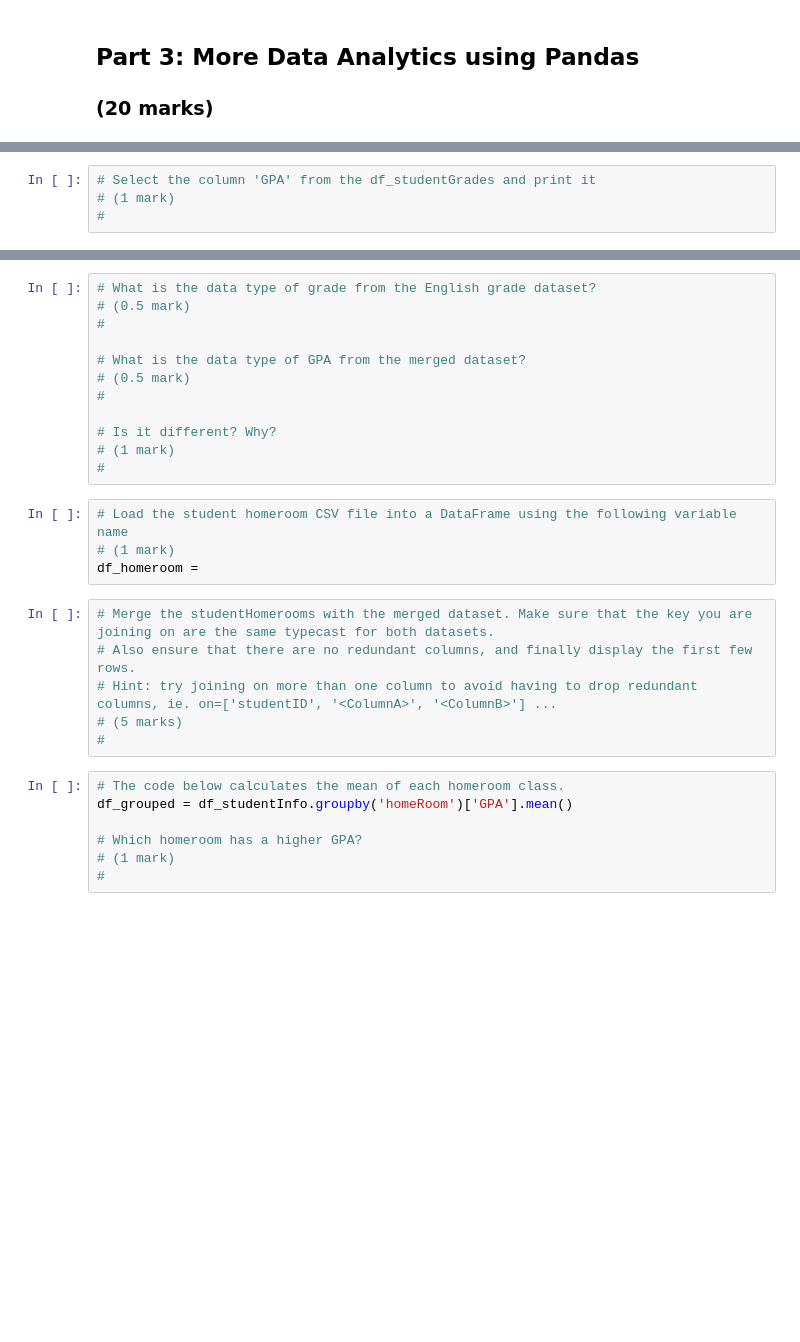
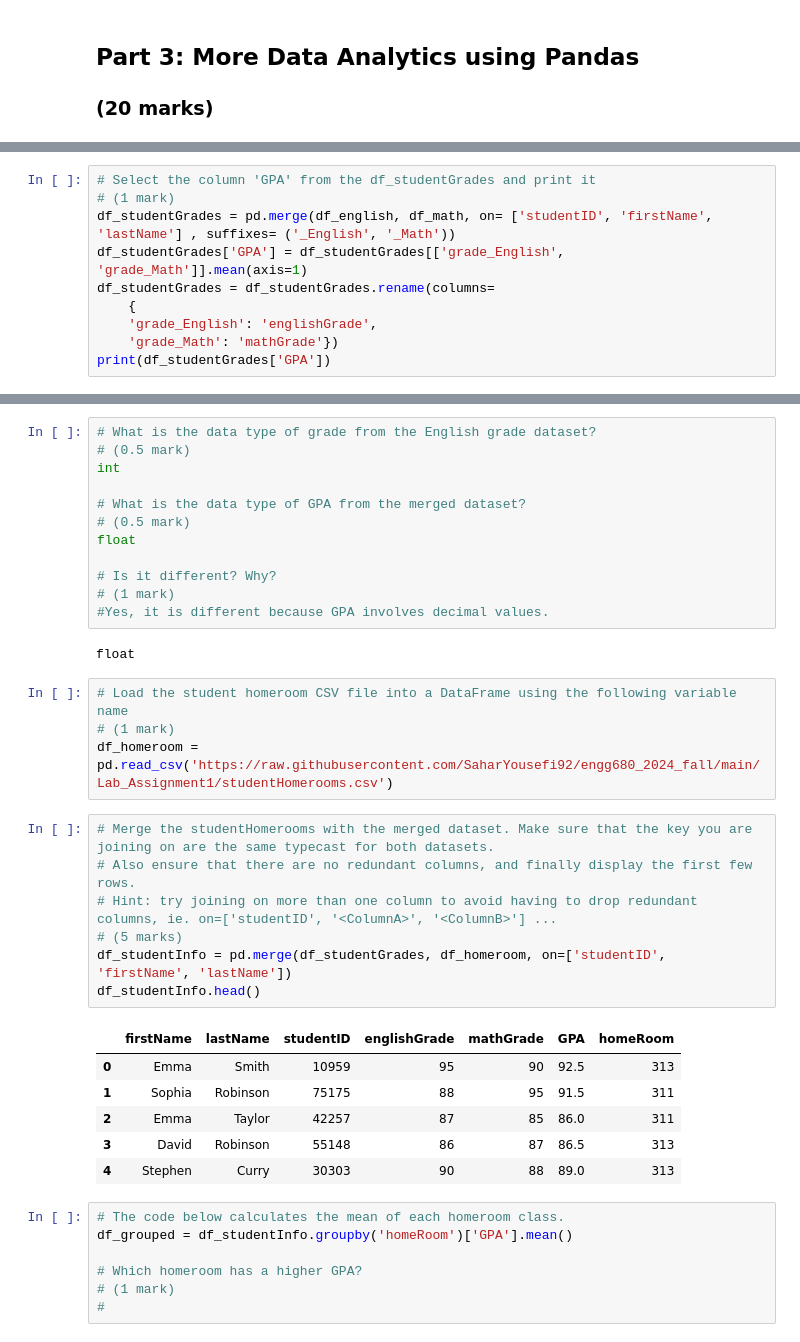
Before and after one commit to SaharYousefi92/engg680_2024_fall, a Jupyter notebook: Lab_Assignment1/StudentGradeManagementSystem.ipynb, the cells around one changed output, grey strips where cells are left out. Cells and saved outputs as stored; diff of their text form; blank space fills up the shorter version.

```diff
--- a/Lab_Assignment1/StudentGradeManagementSystem.ipynb
+++ b/Lab_Assignment1/StudentGradeManagementSystem.ipynb
@@ -214,4 +230,10 @@ print(df_studentGrades_GPAlower85)
 # %%
 # Select the column 'GPA' from the df_studentGrades and print it
 # (1 mark)
-#
+df_studentGrades = pd.merge(df_english, df_math, on= ['studentID', 'firstName', 'lastName'] , suffixes= ('_English', '_Math'))
+df_studentGrades['GPA'] = df_studentGrades[['grade_English', 'grade_Math']].mean(axis=1)
+df_studentGrades = df_studentGrades.rename(columns=
+    {
+    'grade_English': 'englishGrade',
+    'grade_Math': 'mathGrade'})
+print(df_studentGrades['GPA'])
@@ -218,25 +256,35 @@ print(df_studentGrades_GPAlower85)
 # %%
 # What is the data type of grade from the English grade dataset?
 # (0.5 mark)
-#
+int
 
 # What is the data type of GPA from the merged dataset?
 # (0.5 mark)
-#
+float
 
 # Is it different? Why?
 # (1 mark)
-#
+#Yes, it is different because GPA involves decimal values.
+# %% [output]
+float
 # %%
 # Load the student homeroom CSV file into a DataFrame using the following variable name
 # (1 mark)
-df_homeroom =
+df_homeroom = pd.read_csv('https://raw.githubusercontent.com/SaharYousefi92/engg680_2024_fall/main/Lab_Assignment1/studentHomerooms.csv')
 # %%
 # Merge the studentHomerooms with the merged dataset. Make sure that the key you are joining on are the same typecast for both datasets.
 # Also ensure that there are no redundant columns, and finally display the first few rows.
 # Hint: try joining on more than one column to avoid having to drop redundant columns, ie. on=['studentID', '<ColumnA>', '<ColumnB>'] ...
 # (5 marks)
-#
+df_studentInfo = pd.merge(df_studentGrades, df_homeroom, on=['studentID', 'firstName', 'lastName'])
+df_studentInfo.head()
+# %% [output]
+|  | firstName | lastName | studentID | englishGrade | mathGrade | GPA | homeRoom |
+| 0 | Emma | Smith | 10959 | 95 | 90 | 92.5 | 313 |
+| 1 | Sophia | Robinson | 75175 | 88 | 95 | 91.5 | 311 |
+| 2 | Emma | Taylor | 42257 | 87 | 85 | 86.0 | 311 |
+| 3 | David | Robinson | 55148 | 86 | 87 | 86.5 | 313 |
+| 4 | Stephen | Curry | 30303 | 90 | 88 | 89.0 | 313 |
 # %%
 # The code below calculates the mean of each homeroom class.
 df_grouped = df_studentInfo.groupby('homeRoom')['GPA'].mean()
```
Also changed, not shown: parts of 2 cells of this notebook.
